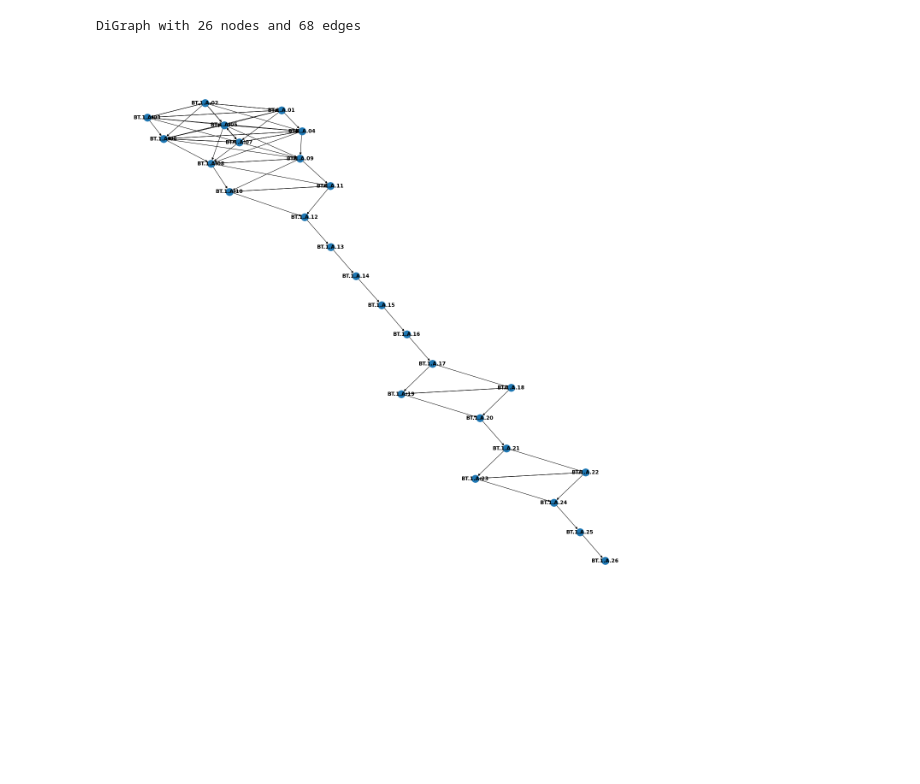
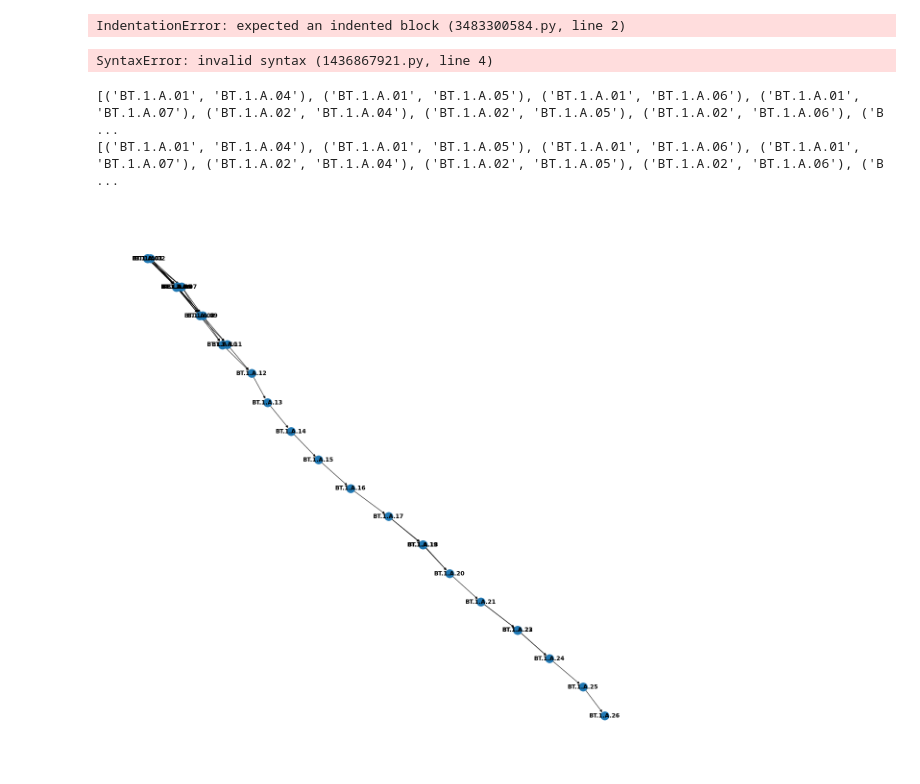
Before and after one commit to MATH-Hackathon-23-24/P2-Geometric-Learning, a Jupyter notebook: andrei.ipynb, the cells around one changed output. Drawn from its saved outputs; the diff is of its cells as text; code cells hidden in the pictures; blank space fills up the shorter version.

Commit message:
add remove undirected

```diff
--- a/andrei.ipynb
+++ b/andrei.ipynb
@@ -10,15 +9,23 @@ def is_flake_of_stone(flake_id, stone_id) -> bool:
     return flake_id[:6] == stone_id[:6]
 # %%
 letters = ['a', 'b', 'c', 'd', 'e', 'f',]
+dataset = pd.read_excel(filename, sheet_name='SAMPLE_DATA')
-# %%
-dataset = pd.read_excel('data/Melton_sequence_data_sample.xlsx', sheet_name='SAMPLE_DATA')
-# dataset
 # %%
 stone_id = 'BT.1.A'
+# %%
+for index, row in dataset.iterrows():
+# %% [output]
+IndentationError: expected an indented block (3483300584.py, line 2)
 # %%
 G = nx.DiGraph()
 for index, row in dataset.iterrows():
     if is_flake_of_stone(row['Sample_ID'], stone_id):
+        if row['Surface_Area_mm^2']
+        if row['Volume_mm^3']
+        if row['Weight_g']
+        weight =
+        volume =
+        surface =
         G.add_node(row['Sample_ID'])
 for index, row in dataset.iterrows():
     if is_flake_of_stone(row['Sample_ID'], stone_id):
@@ -27,4 +34,4 @@ for index, row in dataset.iterrows():
                 G.add_edge(row['Sample_ID'], row[f'Subsequent_removal_{l}'])
 print(G)
 # %% [output]
-DiGraph with 26 nodes and 68 edges
+SyntaxError: invalid syntax (1436867921.py, line 4)
@@ -31,6 +47,13 @@ DiGraph with 26 nodes and 68 edges
+# %%
+print(G.edges)
+remove_undirected_edges(G)
+print(G.edges)
+# %% [output]
+[('BT.1.A.01', 'BT.1.A.04'), ('BT.1.A.01', 'BT.1.A.05'), ('BT.1.A.01', 'BT.1.A.06'), ('BT.1.A.01', 'BT.1.A.07'), ('BT.1.A.02', 'BT.1.A.04'), ('BT.1.A.02', 'BT.1.A.05'), ('BT.1.A.02', 'BT.1.A.06'), ('B ...
+[('BT.1.A.01', 'BT.1.A.04'), ('BT.1.A.01', 'BT.1.A.05'), ('BT.1.A.01', 'BT.1.A.06'), ('BT.1.A.01', 'BT.1.A.07'), ('BT.1.A.02', 'BT.1.A.04'), ('BT.1.A.02', 'BT.1.A.05'), ('BT.1.A.02', 'BT.1.A.06'), ('B ...
 # %%
-plt.figure(figsize=(18, 18))
+plt.figure(figsize=(16,16))
 nx.draw(G, pos=nx.kamada_kawai_layout(G), with_labels=True, font_weight='bold')
 plt.show()
 # %% [output]
-[figure, old version]
+[figure, new version]
```
Also changed, not shown: parts of 2 cells of this notebook.
